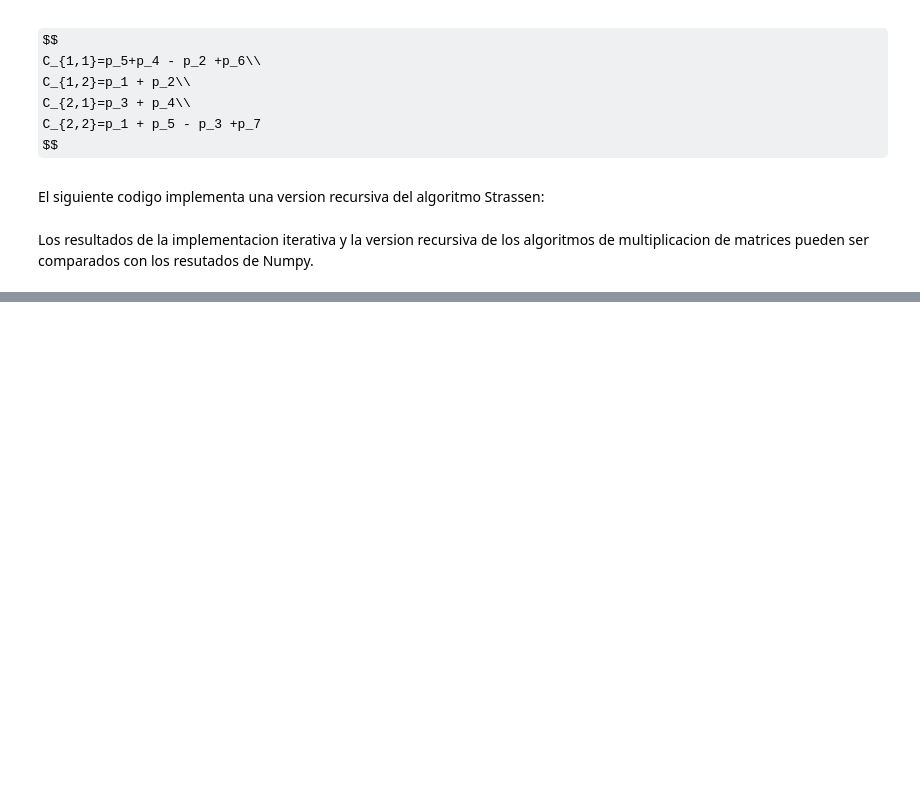
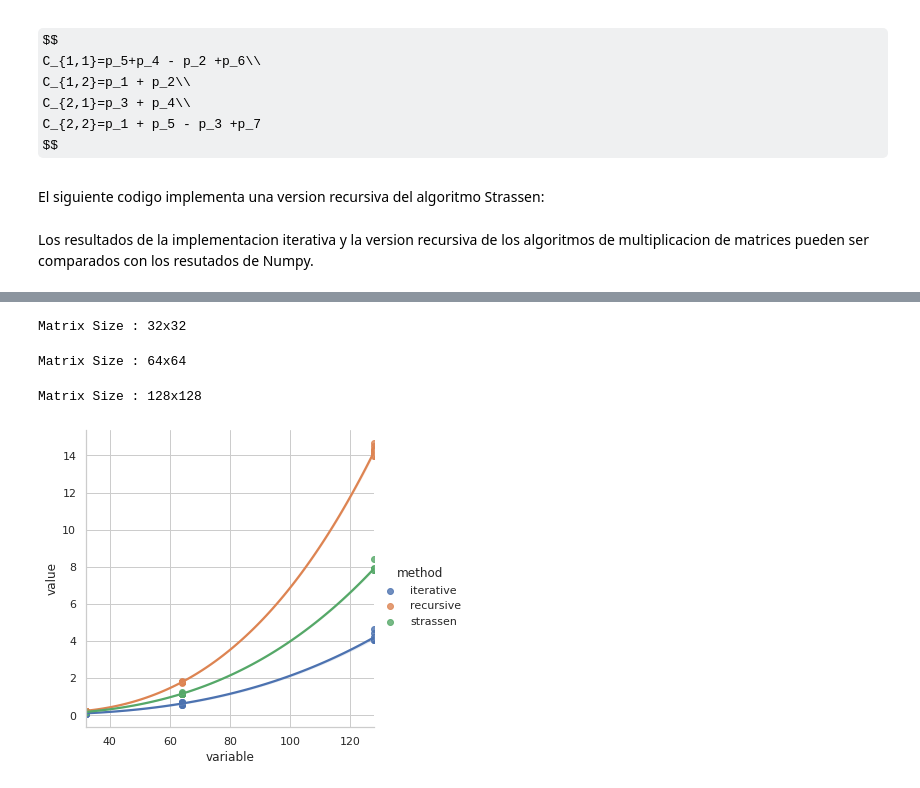
Before and after one commit to sherna90/analisis_algoritmos, a Jupyter notebook: 4.-algoritmo_strassen.ipynb, the cells around one changed output, grey strips where cells are left out. Saved outputs shown, nothing was run; the diff lists cells and outputs as text; code cells hidden in the pictures; some formulas as TeX source; blank space fills up the shorter version.

```diff
--- a/4.-algoritmo_strassen.ipynb
+++ b/4.-algoritmo_strassen.ipynb
@@ -151,6 +204,7 @@ samples=10
 
 iterative_time={n:list() for n in n_dims}
 strassen_time={n:list()for n in n_dims}
+recursive_time={n:list()for n in n_dims}
 
 for n in tqdm(n_dims):
   print('Matrix Size : {0}x{0}'.format(n))
@@ -161,5 +215,12 @@ for n in tqdm(n_dims):
     C1=default_matrix_multiplication(A,B)
     iterative_time[n].append(time.time()-t1)
     t2=time.time()
-    C2=default_matrix_multiplication(A,B)
+    C2=strassen(A,B)
     strassen_time[n].append(time.time()-t2)
+    t3=time.time()
+    C3=recursive_matrix_multiplication(A,B)
+    recursive_time[n].append(time.time()-t3)
+# %% [output]
+Matrix Size : 32x32
+Matrix Size : 64x64
+Matrix Size : 128x128
@@ -176 +238,12 @@ df_results=pd.concat([df_strassen,df_iterative],axis=0)
+# %%
+import warnings
+warnings.filterwarnings("ignore")
+import seaborn as sns
+import matplotlib.pyplot as plt
+sns.set(style="whitegrid")
+
+sns.lmplot(x="variable", y="value", hue="method",order=3, data=df)
+plt.show()
+# %% [output]
+[figure, added]
 # %%
```
Also changed, not shown: parts of 11 cells of this notebook.
